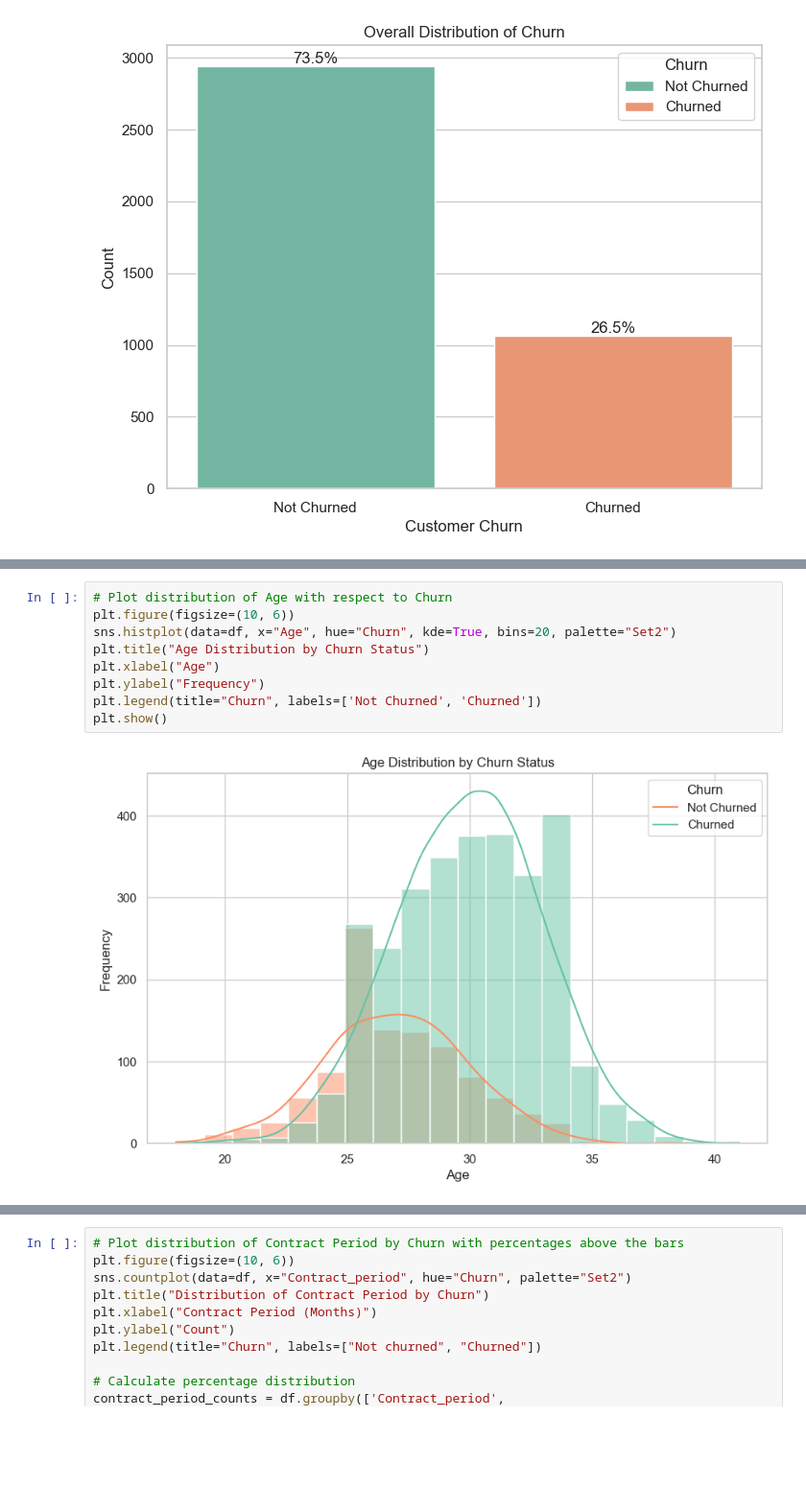
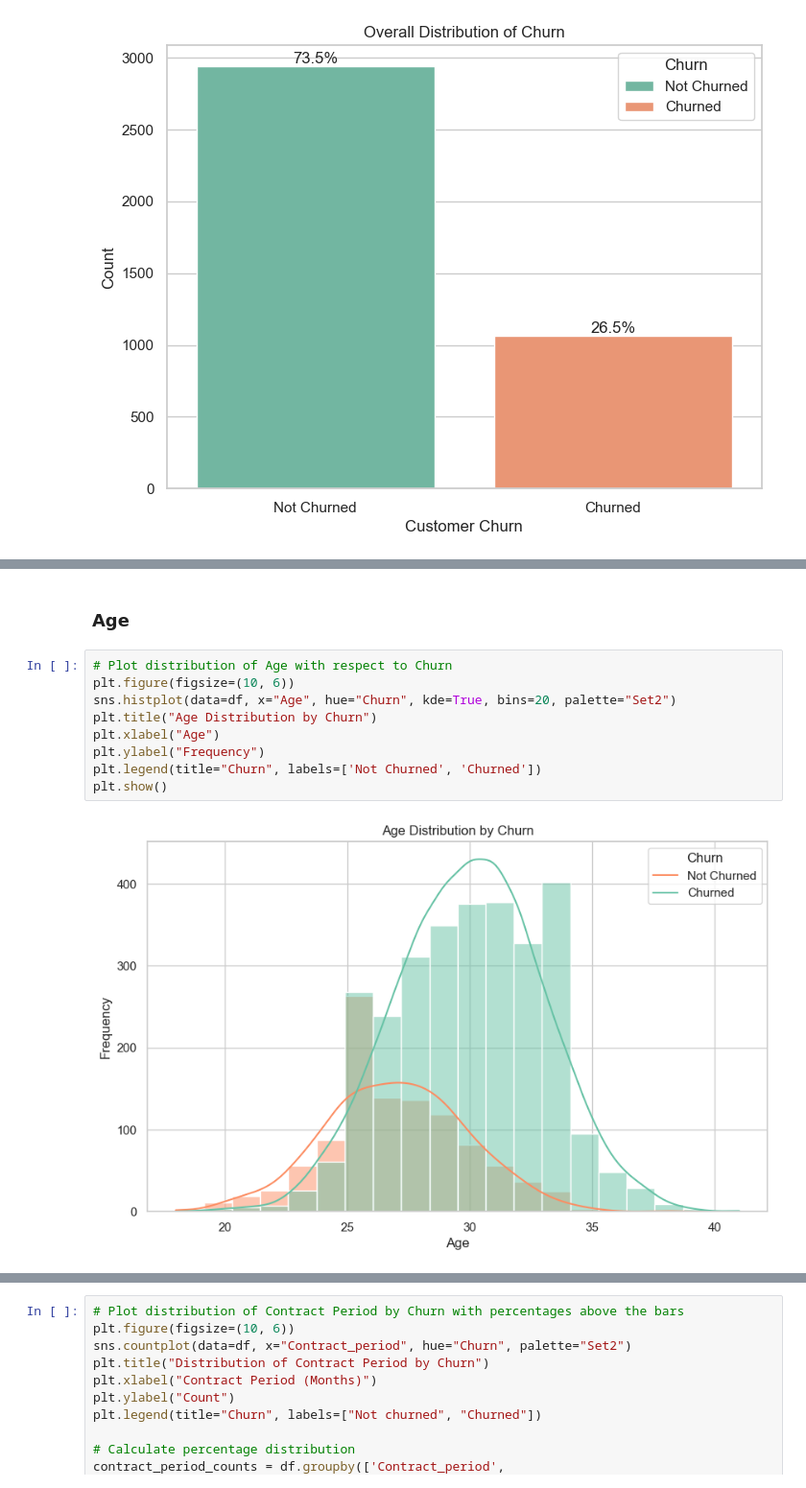
Before and after one commit to LEAN-96/Gym-Retention-Prediction, a Jupyter notebook: notebooks/gym_retention_prediction.ipynb, the cells around one changed output, grey strips where cells are left out. Shown at 96% size. Cells and saved outputs as stored; diff of their text form; blank space fills up the shorter version.

```diff
--- a/notebooks/gym_retention_prediction.ipynb
+++ b/notebooks/gym_retention_prediction.ipynb
@@ -321,14 +319,16 @@ plt.legend(title='Churn', labels=['Not Churned', 'Churned'])
 plt.show()
 # %% [output]
 [figure]
+# %% [markdown]
+### Age
 # %%
 # Plot distribution of Age with respect to Churn
 plt.figure(figsize=(10, 6))
 sns.histplot(data=df, x="Age", hue="Churn", kde=True, bins=20, palette="Set2")
-plt.title("Age Distribution by Churn Status")
+plt.title("Age Distribution by Churn")
 plt.xlabel("Age")
 plt.ylabel("Frequency")
 plt.legend(title="Churn", labels=['Not Churned', 'Churned'])
 plt.show()
 # %% [output]
-[figure, old version]
+[figure, new version]
```
Also changed, not shown: parts of 56 cells of this notebook.
